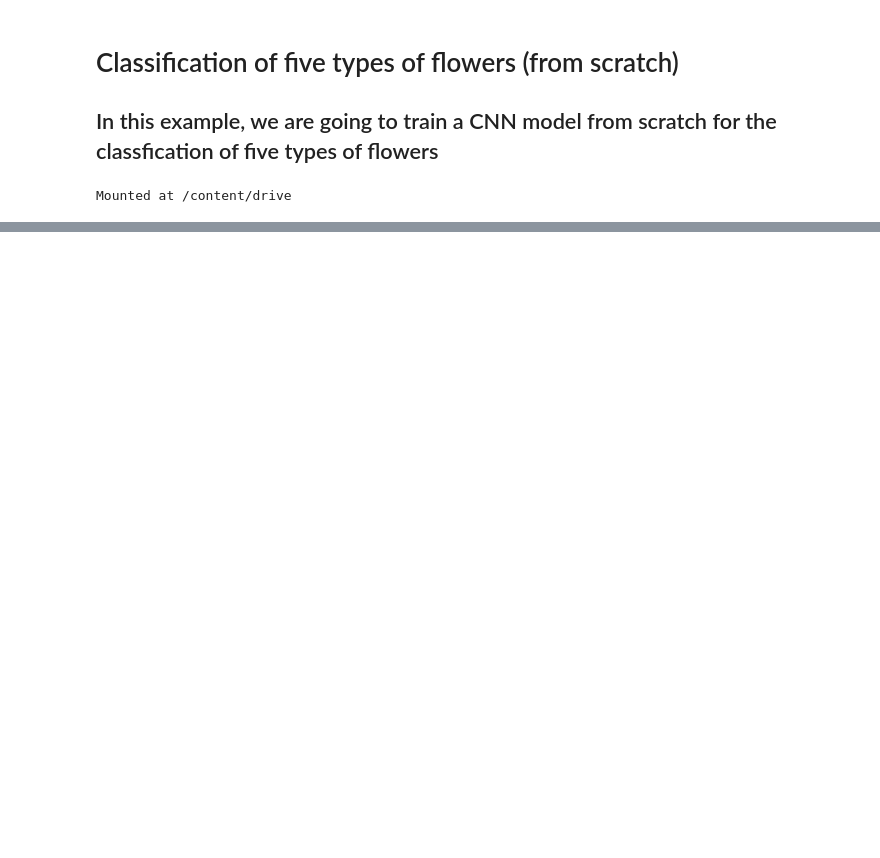
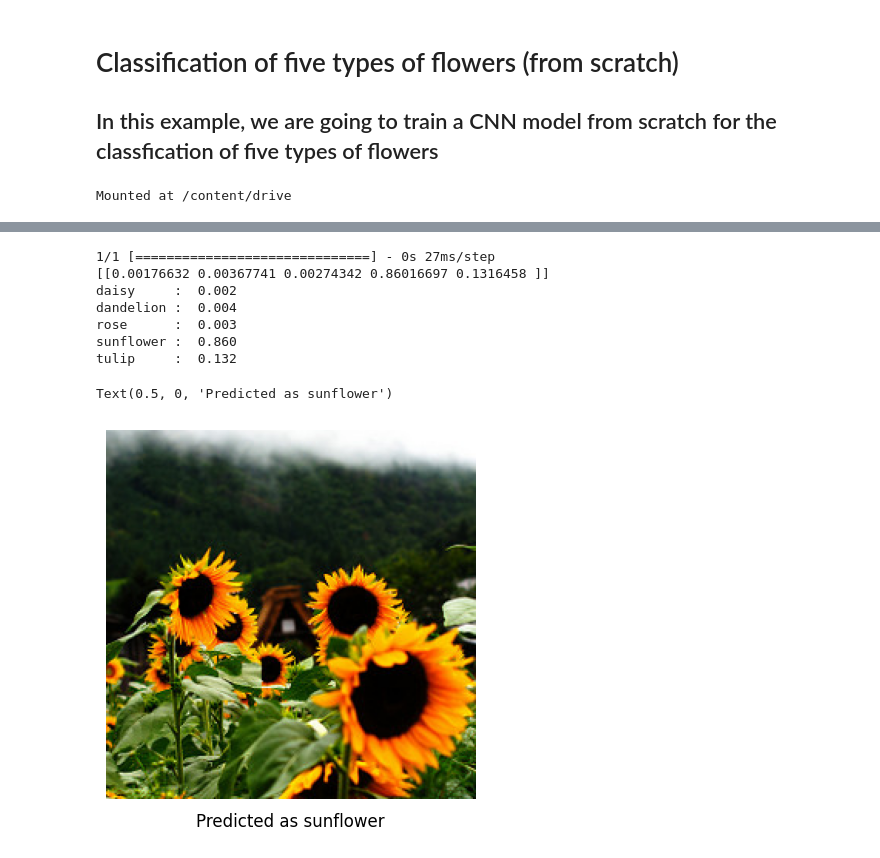
Before and after one commit to wooihaw/flowers_classification, a Jupyter notebook: cnn_scratch.ipynb, the cells around one changed output, grey strips where cells are left out. Drawn from its saved outputs; the diff is of its cells as text; code cells hidden in the pictures; blank space fills up the shorter version.

```diff
--- a/cnn_scratch.ipynb
+++ b/cnn_scratch.ipynb
@@ -187,0 +190,24 @@ map2class = {class_indices[k]:k for k in class_indices}
+# %%
+# Display the test image and show the predicted class
+file = 'five_flowers/test/sunflower/sunflower_test_0001.jpg'
+img = load_img(file, target_size=(150, 150))
+x = img_to_array(img)/255.
+x = np.expand_dims(x, axis=0)
+classes = model.predict(x)
+print(classes)
+for i, k in enumerate(class_indices):
+  print(f'{k:10}: {classes[0, i]: .3f}')
+
+plt.axis(False)
+plt.imshow(load_img(file))
+plt.title(f'Predicted as {map2class[classes.argmax()]}', y=0, pad=-10, verticalalignment="top")
+# %% [output]
+1/1 [==============================] - 0s 27ms/step
+[[0.00176632 0.00367741 0.00274342 0.86016697 0.1316458 ]]
+daisy     :  0.002
+dandelion :  0.004
+rose      :  0.003
+sunflower :  0.860
+tulip     :  0.132
+Text(0.5, 0, 'Predicted as sunflower')
+[figure, added]
```
Also changed, not shown: parts of 8 cells of this notebook.
